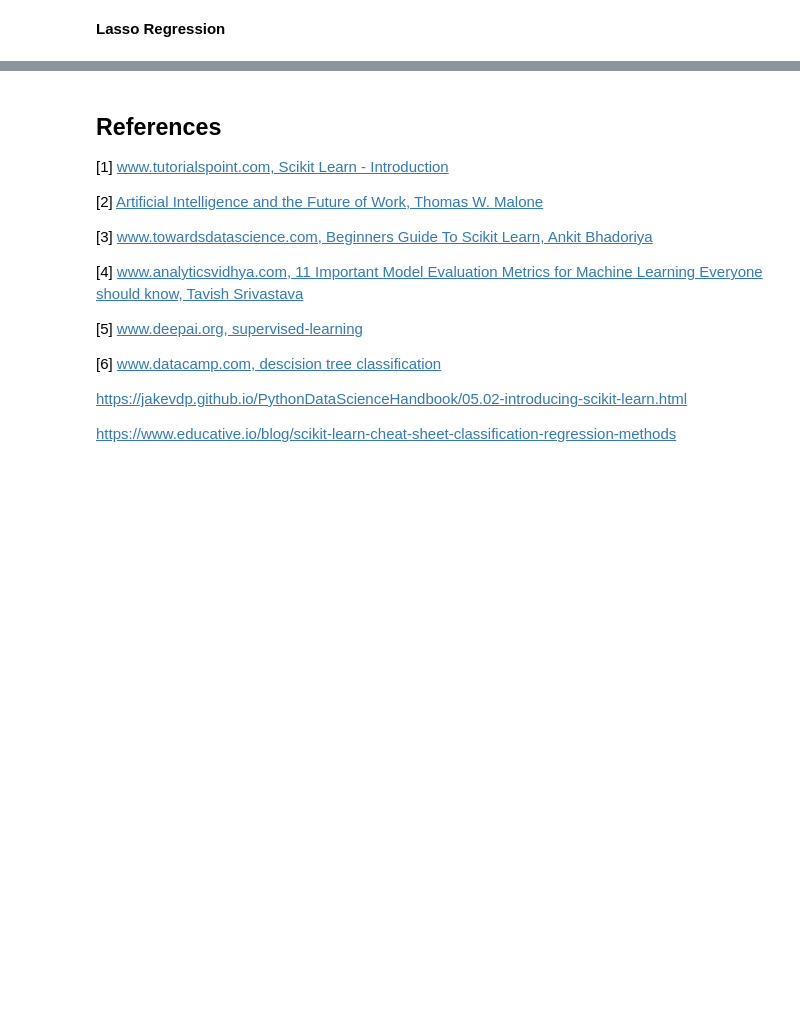
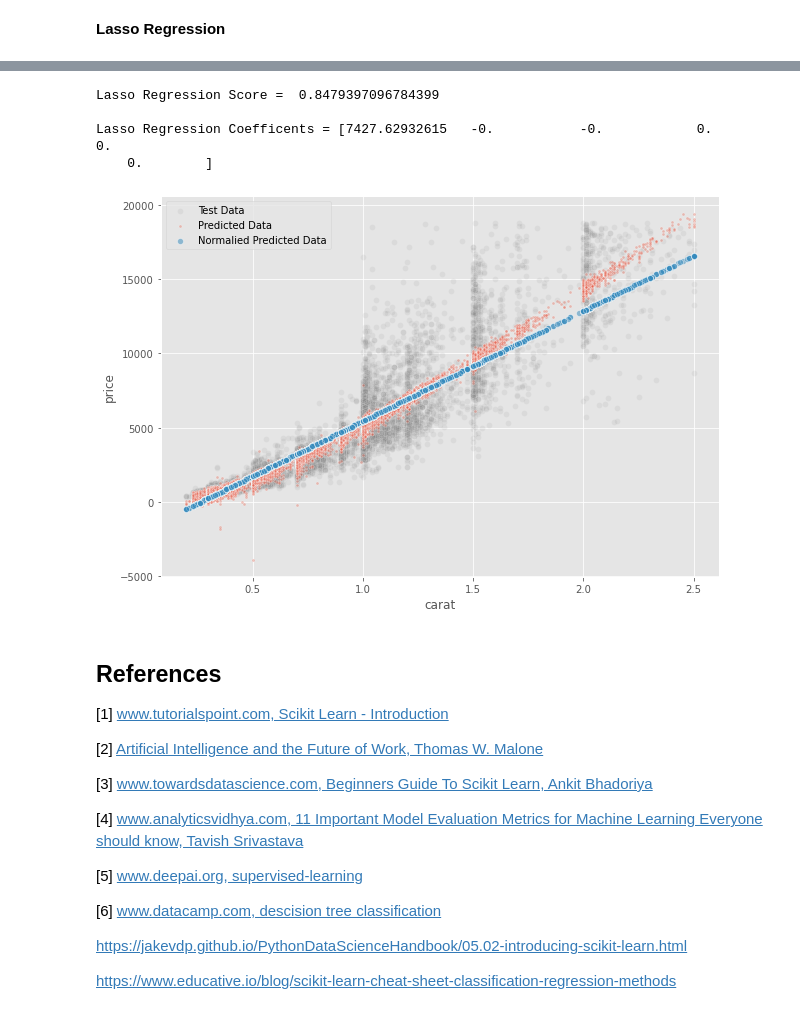
Before and after one commit to PaulSweeney89/ML-S_2021, a Jupyter notebook: scikit-learn.ipynb, the cells around one changed output, grey strips where cells are left out. Saved outputs shown, nothing was run; the diff lists cells and outputs as text; code cells hidden in the pictures; blank space fills up the shorter version.

```diff
--- a/scikit-learn.ipynb
+++ b/scikit-learn.ipynb
@@ -842,3 +907,23 @@ neg_pred = y_pred[y_pred < 0]
+# %%
+# Set the normalize parameter to true & retrain the model
+lasso_reg = linear_model.Lasso(normalize=True, max_iter=3000)
+lasso_reg.fit(diamond_train_X, diamond_train_y)
+norm_diamond_y_pred = lasso_reg.predict(diamond_test_X)
+print("\nLasso Regression Score = ", lasso_reg.score(diamond_test_X, diamond_test_y))
+print("\nLasso Regression Coefficents =", lasso_reg.coef_)
+# %% [output]
+Lasso Regression Score =  0.8479397096784399
+
+Lasso Regression Coefficents = [7427.62932615   -0.           -0.            0.            0.
+    0.        ]
+# %%
+# plot the normalized model results
+sns.scatterplot(diamond_test_X['carat'], diamond_test_y, alpha=0.1, color='grey', label='Test Data')
+sns.scatterplot(diamond_test_X['carat'], diamond_y_pred, alpha=0.3, marker='.', label='Predicted Data')
+sns.scatterplot(diamond_test_X['carat'], norm_diamond_y_pred, alpha=0.5, label='Normalied Predicted Data')
+plt.show()
+# %% [output]
+[figure, added]
 # %% [markdown]
 ## References
 
```
Also changed, not shown: parts of 20 cells of this notebook.
